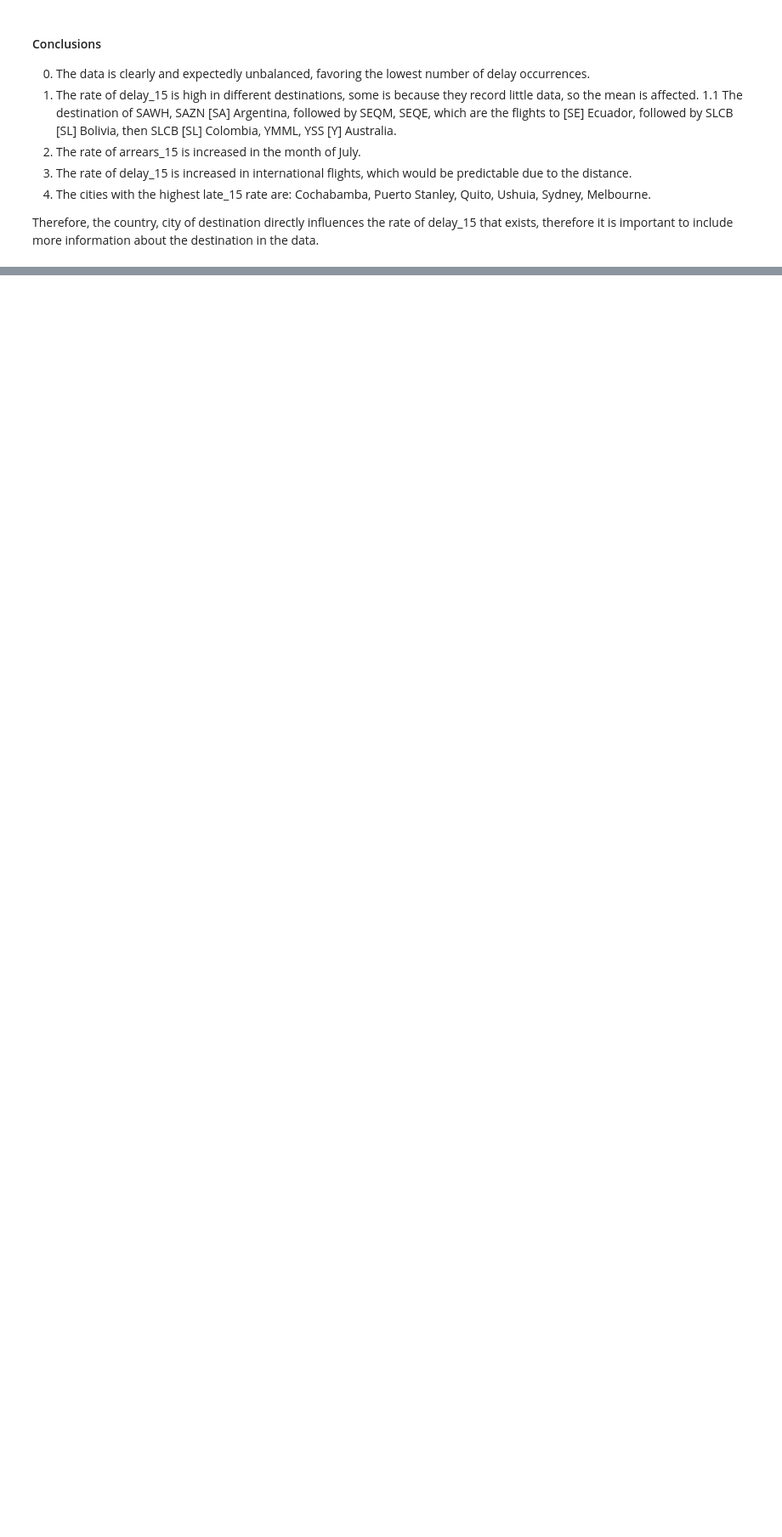
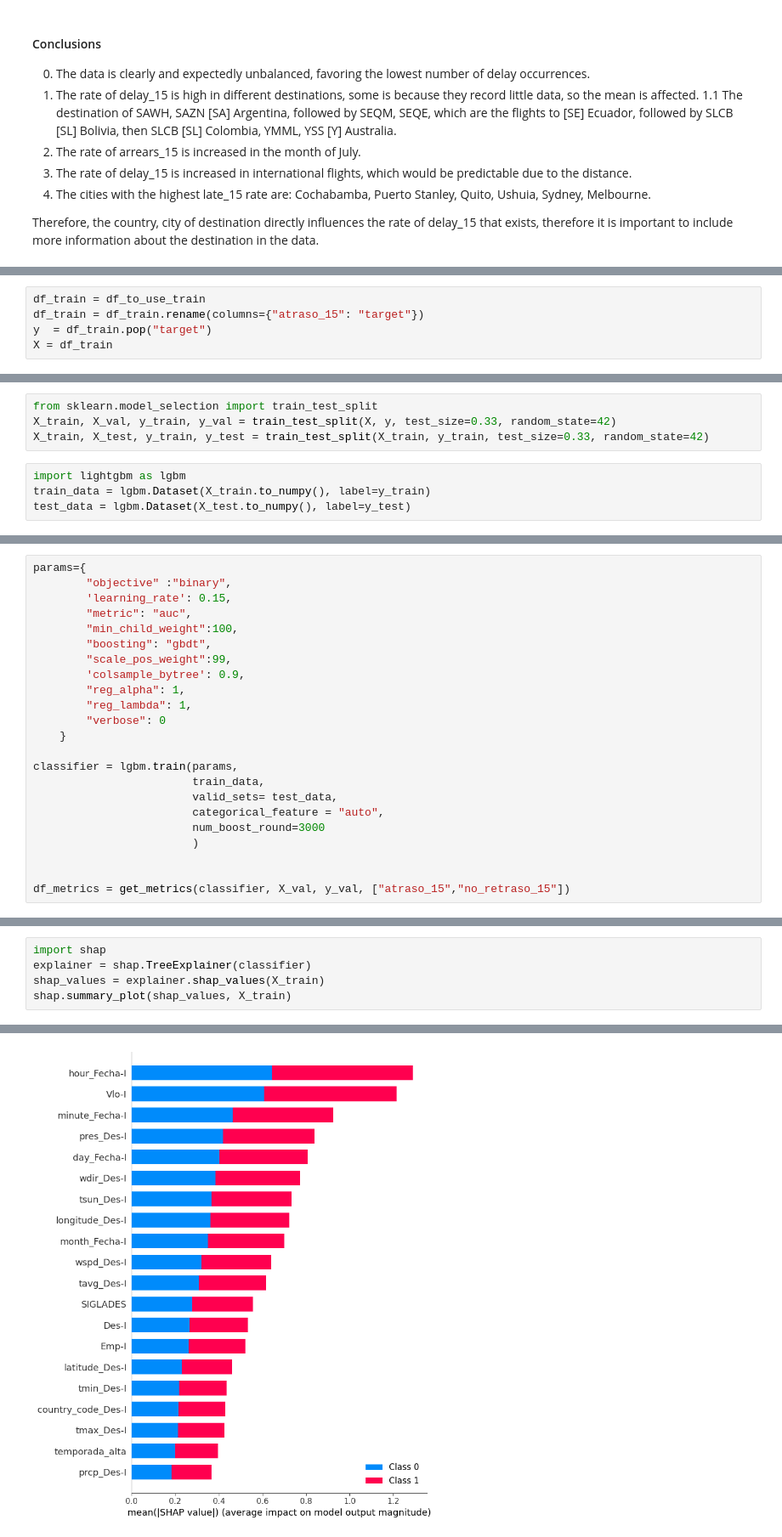
Before and after one commit to alejandroesteban/prediction_probability_flight_delays, a Jupyter notebook: solution.ipynb, the cells around one changed output, grey strips where cells are left out. Shown at 85% size. Cells and saved outputs as stored; diff of their text form; blank space fills up the shorter version.

Commit message:
Add: * new data to original_data * model to predict delay flight * conclusions

```diff
--- a/solution.ipynb
+++ b/solution.ipynb
@@ -351,0 +482,5 @@ Therefore, the country, city of destination directly influences the rate of dela
+# %%
+df_train = df_to_use_train
+df_train = df_train.rename(columns={"atraso_15": "target"})
+y  = df_train.pop("target")
+X = df_train
@@ -351,0 +494,8 @@ Therefore, the country, city of destination directly influences the rate of dela
+# %%
+from sklearn.model_selection import train_test_split
+X_train, X_val, y_train, y_val = train_test_split(X, y, test_size=0.33, random_state=42)
+X_train, X_test, y_train, y_test = train_test_split(X_train, y_train, test_size=0.33, random_state=42)
+# %%
+import lightgbm as lgbm
+train_data = lgbm.Dataset(X_train.to_numpy(), label=y_train)
+test_data = lgbm.Dataset(X_test.to_numpy(), label=y_test)
@@ -351,0 +527,23 @@ Therefore, the country, city of destination directly influences the rate of dela
+# %%
+params={
+        "objective" :"binary",
+        'learning_rate': 0.15,
+        "metric": "auc",
+        "min_child_weight":100,
+        "boosting": "gbdt",
+        "scale_pos_weight":99,
+        'colsample_bytree': 0.9,
+        "reg_alpha": 1,
+        "reg_lambda": 1,
+        "verbose": 0
+    }
+
+classifier = lgbm.train(params,
+                        train_data,
+                        valid_sets= test_data,
+                        categorical_feature = "auto",
+                        num_boost_round=3000
+                        )
+
+
+df_metrics = get_metrics(classifier, X_val, y_val, ["atraso_15","no_retraso_15"])
@@ -351,0 +579,6 @@ Therefore, the country, city of destination directly influences the rate of dela
+# %%
+import shap
+explainer = shap.TreeExplainer(classifier)
+shap_values = explainer.shap_values(X_train)
+shap.summary_plot(shap_values, X_train)
+# %% [output]
@@ -351,0 +587 @@ Therefore, the country, city of destination directly influences the rate of dela
+[figure, added]
```
Also changed, not shown: parts of 30 cells of this notebook, 2 other files.
